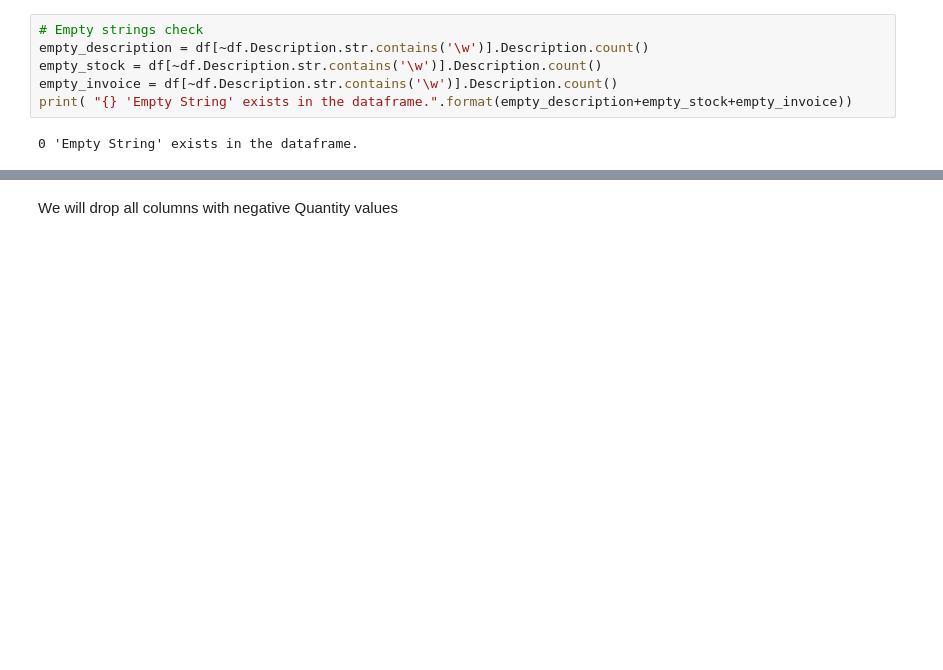
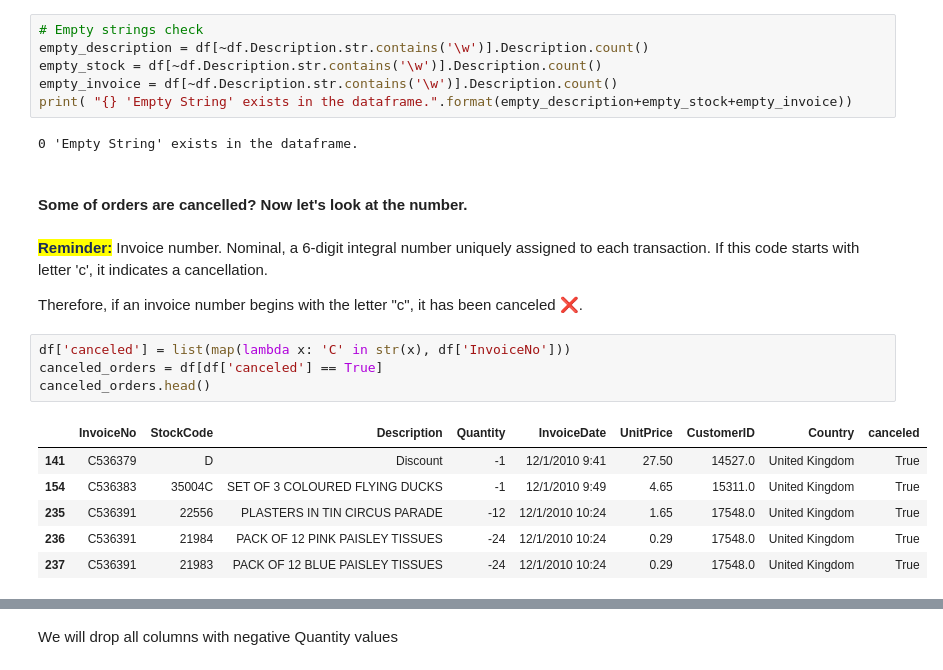
Before and after one commit to mohamedabidi97/customer-segmentation-online-retail, a Jupyter notebook: e-commerce-investigate-the-data-thoroughly.ipynb, the cells around one changed output, grey strips where cells are left out. Cells and saved outputs as stored; diff of their text form; blank space fills up the shorter version.

```diff
--- a/e-commerce-investigate-the-data-thoroughly.ipynb
+++ b/e-commerce-investigate-the-data-thoroughly.ipynb
@@ -259,3 +267,20 @@ empty_invoice = df[~df.Description.str.contains('\w')].Description.count()
 print( "{} 'Empty String' exists in the dataframe.".format(empty_description+empty_stock+empty_invoice))
 # %% [output]
 0 'Empty String' exists in the dataframe.
+# %% [markdown]
+#### Some of orders are cancelled? Now let's look at the number.
+# %% [markdown]
+<mark><font style="color: #192b59"><b>Reminder:</b></font></mark> Invoice number. Nominal, a 6-digit integral number uniquely assigned to each transaction. If this code starts with letter 'c', it indicates a cancellation.
+
+Therefore, if an invoice number begins with the letter "c", it has been canceled ❌.
+# %%
+df['canceled'] = list(map(lambda x: 'C' in str(x), df['InvoiceNo']))
+canceled_orders = df[df['canceled'] == True]
+canceled_orders.head()
+# %% [output]
+|  | InvoiceNo | StockCode | Description | Quantity | InvoiceDate | UnitPrice | CustomerID | Country | canceled |
+| 141 | C536379 | D | Discount | -1 | 12/1/2010 9:41 | 27.50 | 14527.0 | United Kingdom | True |
+| 154 | C536383 | 35004C | SET OF 3 COLOURED FLYING DUCKS | -1 | 12/1/2010 9:49 | 4.65 | 15311.0 | United Kingdom | True |
+| 235 | C536391 | 22556 | PLASTERS IN TIN CIRCUS PARADE | -12 | 12/1/2010 10:24 | 1.65 | 17548.0 | United Kingdom | True |
+| 236 | C536391 | 21984 | PACK OF 12 PINK PAISLEY TISSUES | -24 | 12/1/2010 10:24 | 0.29 | 17548.0 | United Kingdom | True |
+| 237 | C536391 | 21983 | PACK OF 12 BLUE PAISLEY TISSUES | -24 | 12/1/2010 10:24 | 0.29 | 17548.0 | United Kingdom | True |
```
Also changed, not shown: parts of 22 cells of this notebook.
